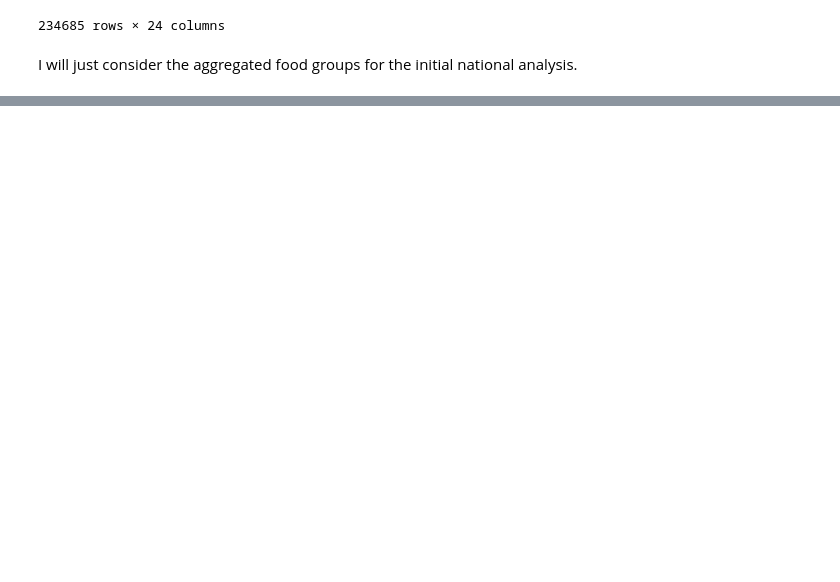
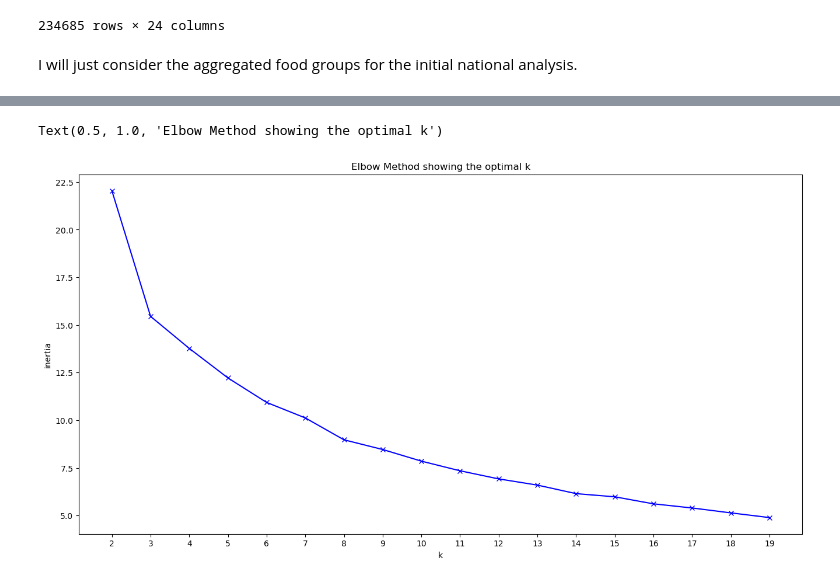
Before and after one commit to AGordon777/final-project, a Jupyter notebook: EDA.ipynb, the cells around one changed output, grey strips where cells are left out. Drawn from its saved outputs; the diff is of its cells as text; code cells hidden in the pictures; blank space fills up the shorter version.

```diff
--- a/EDA.ipynb
+++ b/EDA.ipynb
@@ -274,0 +205,3 @@ balance_hist.head()
+# %%
+balance_national = balance_final[balance_final['item'].isin(['Grand Total','Vegetal Products','Animal Products'])==True]
+balance_national.head(10)
@@ -274,0 +605,9 @@ balance_hist.head()
+# %%
+cluster_data = balance_national_p.groupby(['area']).agg({'kcal_per_capita_per_day':np.mean,
+                                                         'protein_g_per_capita_per_day':np.mean,
+                                                         'fat_g_per_capita_per_day':np.mean,
+                                                         'animal_proportion':np.mean,
+                                                         'fat_g_per_kcal':np.mean,
+                                                         'protein_g_per_kcal':np.mean,
+                                                         'Total Population - Both sexes_1000 persons':np.mean}).reset_index()
+cluster_data
@@ -274,0 +658,10 @@ balance_hist.head()
+# %%
+from sklearn.preprocessing import MinMaxScaler
+
+X = cluster_data.drop(['area'],axis=1)
+y = cluster_data['area']
+
+scaler = MinMaxScaler()
+
+X_scaled = scaler.fit_transform(X)
+X_scaled
@@ -274,0 +682,24 @@ balance_hist.head()
+# %%
+from sklearn import cluster
+from sklearn.cluster import KMeans
+
+K = range(2, 20)
+inertia = []
+
+for k in K:
+    kmeans = KMeans(n_clusters=k, random_state=1234, n_init = 10)
+    kmeans.fit(X_scaled)
+    inertia.append(kmeans.inertia_)
+
+import matplotlib.pyplot as plt
+%matplotlib inline
+
+plt.figure(figsize=(16,8))
+plt.plot(K, inertia, 'bx-')
+plt.xlabel('k')
+plt.ylabel('inertia')
+plt.xticks(np.arange(min(K), max(K)+1, 1.0))
+plt.title('Elbow Method showing the optimal k')
+# %% [output]
+Text(0.5, 1.0, 'Elbow Method showing the optimal k')
+[figure, added]
```
Also changed, not shown: parts of 75 cells of this notebook, 1 other file.
